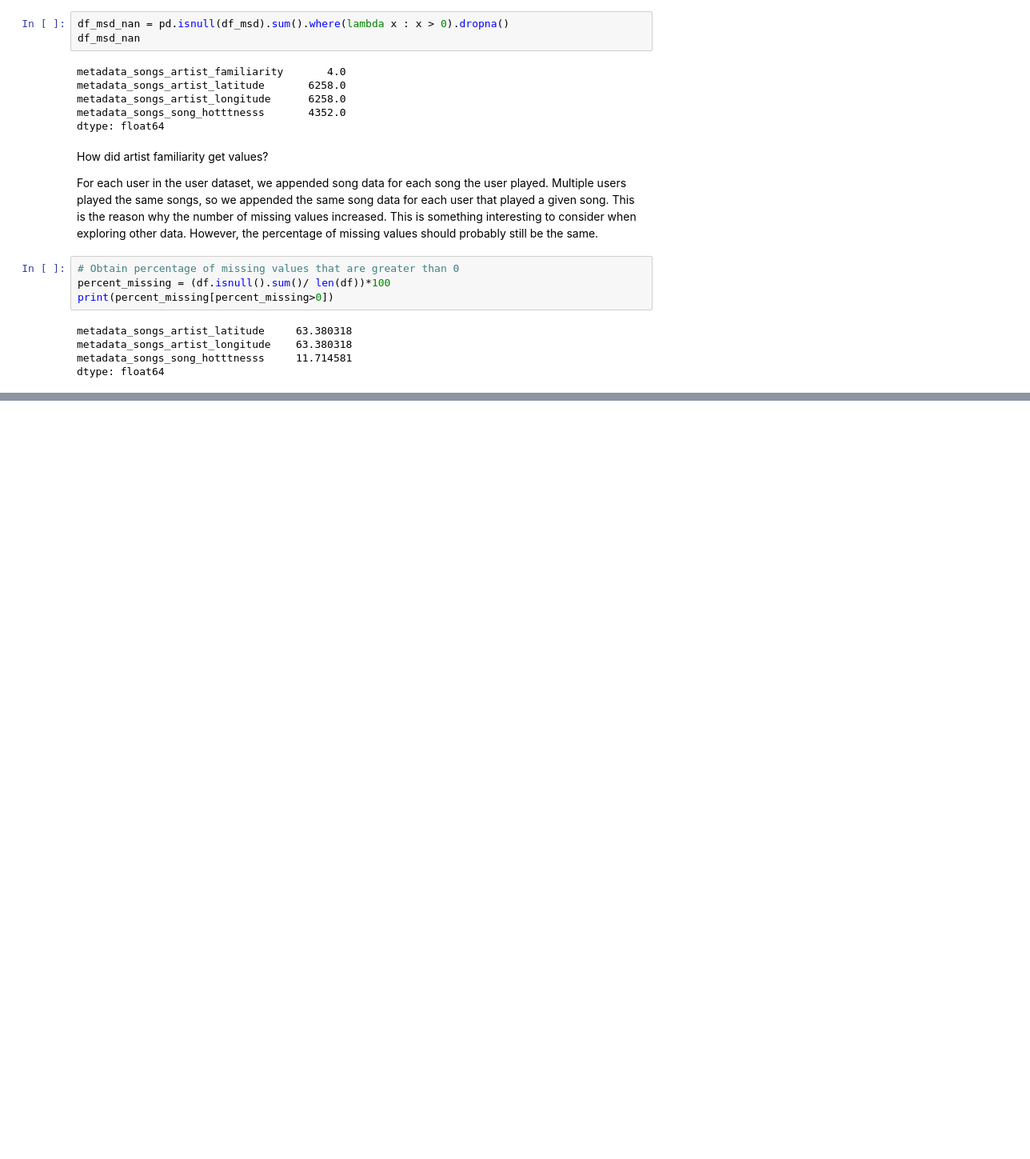
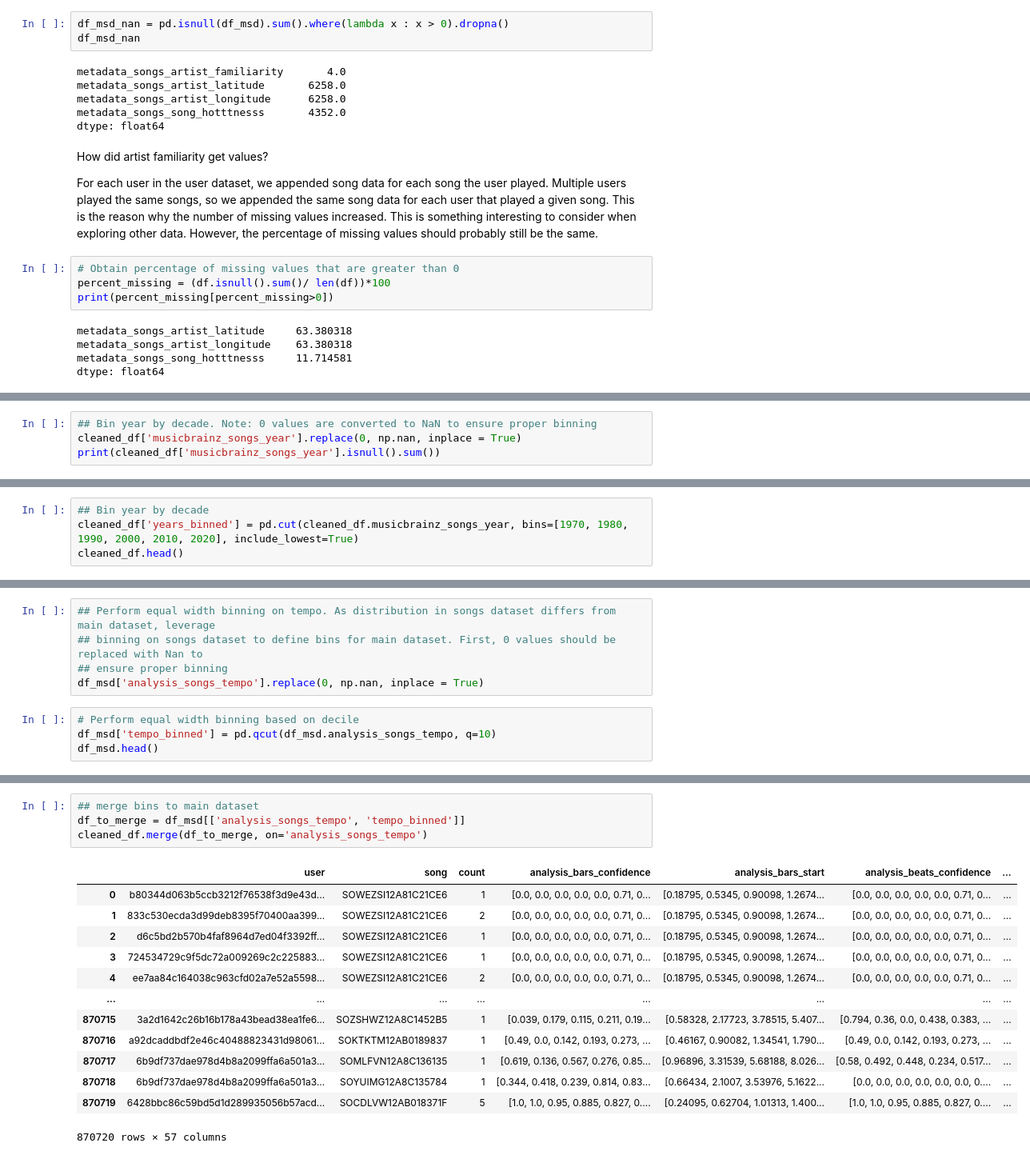
Before and after one commit to skhatri-28/Song-Recommendation-System-Project, a Jupyter notebook: notebooks/preprocessing.ipynb, the cells around one changed output, grey strips where cells are left out. Shown at 80% size. Cells and saved outputs as stored; diff of their text form; blank space fills up the shorter version.

```diff
--- a/notebooks/preprocessing.ipynb
+++ b/notebooks/preprocessing.ipynb
@@ -199,0 +239,4 @@ non_numeric_data.head()
+# %%
+## Bin year by decade. Note: 0 values are converted to NaN to ensure proper binning
+cleaned_df['musicbrainz_songs_year'].replace(0, np.nan, inplace = True)
+print(cleaned_df['musicbrainz_songs_year'].isnull().sum())
@@ -199,0 +245,4 @@ non_numeric_data.head()
+# %%
+## Bin year by decade
+cleaned_df['years_binned'] = pd.cut(cleaned_df.musicbrainz_songs_year, bins=[1970, 1980, 1990, 2000, 2010, 2020], include_lowest=True)
+cleaned_df.head()
@@ -199,0 +261,9 @@ non_numeric_data.head()
+# %%
+## Perform equal width binning on tempo. As distribution in songs dataset differs from main dataset, leverage
+## binning on songs dataset to define bins for main dataset. First, 0 values should be replaced with Nan to
+## ensure proper binning
+df_msd['analysis_songs_tempo'].replace(0, np.nan, inplace = True)
+# %%
+# Perform equal width binning based on decile
+df_msd['tempo_binned'] = pd.qcut(df_msd.analysis_songs_tempo, q=10)
+df_msd.head()
@@ -199,0 +277,18 @@ non_numeric_data.head()
+# %%
+## merge bins to main dataset
+df_to_merge = df_msd[['analysis_songs_tempo', 'tempo_binned']]
+cleaned_df.merge(df_to_merge, on='analysis_songs_tempo')
+# %% [output]
+|  | user | song | count | analysis_bars_confidence | analysis_bars_start | analysis_beats_confidence | ... |
+| 0 | b80344d063b5ccb3212f76538f3d9e43d... | SOWEZSI12A81C21CE6 | 1 | [0.0, 0.0, 0.0, 0.0, 0.0, 0.71, 0... | [0.18795, 0.5345, 0.90098, 1.2674... | [0.0, 0.0, 0.0, 0.0, 0.0, 0.71, 0... | ... |
+| 1 | 833c530ecda3d99deb8395f70400aa399... | SOWEZSI12A81C21CE6 | 2 | [0.0, 0.0, 0.0, 0.0, 0.0, 0.71, 0... | [0.18795, 0.5345, 0.90098, 1.2674... | [0.0, 0.0, 0.0, 0.0, 0.0, 0.71, 0... | ... |
+| 2 | d6c5bd2b570b4faf8964d7ed04f3392ff... | SOWEZSI12A81C21CE6 | 1 | [0.0, 0.0, 0.0, 0.0, 0.0, 0.71, 0... | [0.18795, 0.5345, 0.90098, 1.2674... | [0.0, 0.0, 0.0, 0.0, 0.0, 0.71, 0... | ... |
+| 3 | 724534729c9f5dc72a009269c2c225883... | SOWEZSI12A81C21CE6 | 1 | [0.0, 0.0, 0.0, 0.0, 0.0, 0.71, 0... | [0.18795, 0.5345, 0.90098, 1.2674... | [0.0, 0.0, 0.0, 0.0, 0.0, 0.71, 0... | ... |
+| 4 | ee7aa84c164038c963cfd02a7e52a5598... | SOWEZSI12A81C21CE6 | 2 | [0.0, 0.0, 0.0, 0.0, 0.0, 0.71, 0... | [0.18795, 0.5345, 0.90098, 1.2674... | [0.0, 0.0, 0.0, 0.0, 0.0, 0.71, 0... | ... |
+| ... | ... | ... | ... | ... | ... | ... | ... |
+| 870715 | 3a2d1642c26b16b178a43bead38ea1fe6... | SOZSHWZ12A8C1452B5 | 1 | [0.039, 0.179, 0.115, 0.211, 0.19... | [0.58328, 2.17723, 3.78515, 5.407... | [0.794, 0.36, 0.0, 0.438, 0.383, ... | ... |
+| 870716 | a92dcaddbdf2e46c40488823431d98061... | SOKTKTM12AB0189837 | 1 | [0.49, 0.0, 0.142, 0.193, 0.273, ... | [0.46167, 0.90082, 1.34541, 1.790... | [0.49, 0.0, 0.142, 0.193, 0.273, ... | ... |
+| 870717 | 6b9df737dae978d4b8a2099ffa6a501a3... | SOMLFVN12A8C136135 | 1 | [0.619, 0.136, 0.567, 0.276, 0.85... | [0.96896, 3.31539, 5.68188, 8.026... | [0.58, 0.492, 0.448, 0.234, 0.517... | ... |
+| 870718 | 6b9df737dae978d4b8a2099ffa6a501a3... | SOYUIMG12A8C135784 | 1 | [0.344, 0.418, 0.239, 0.814, 0.83... | [0.66434, 2.1007, 3.53976, 5.1622... | [0.0, 0.0, 0.0, 0.0, 0.0, 0.0, 0.... | ... |
+| 870719 | 6428bbc86c59bd5d1d289935056b57acd... | SOCDLVW12AB018371F | 5 | [1.0, 1.0, 0.95, 0.885, 0.827, 0.... | [0.24095, 0.62704, 1.01313, 1.400... | [1.0, 1.0, 0.95, 0.885, 0.827, 0.... | ... |
+870720 rows × 57 columns
```
Also changed, not shown: parts of 46 cells of this notebook.
